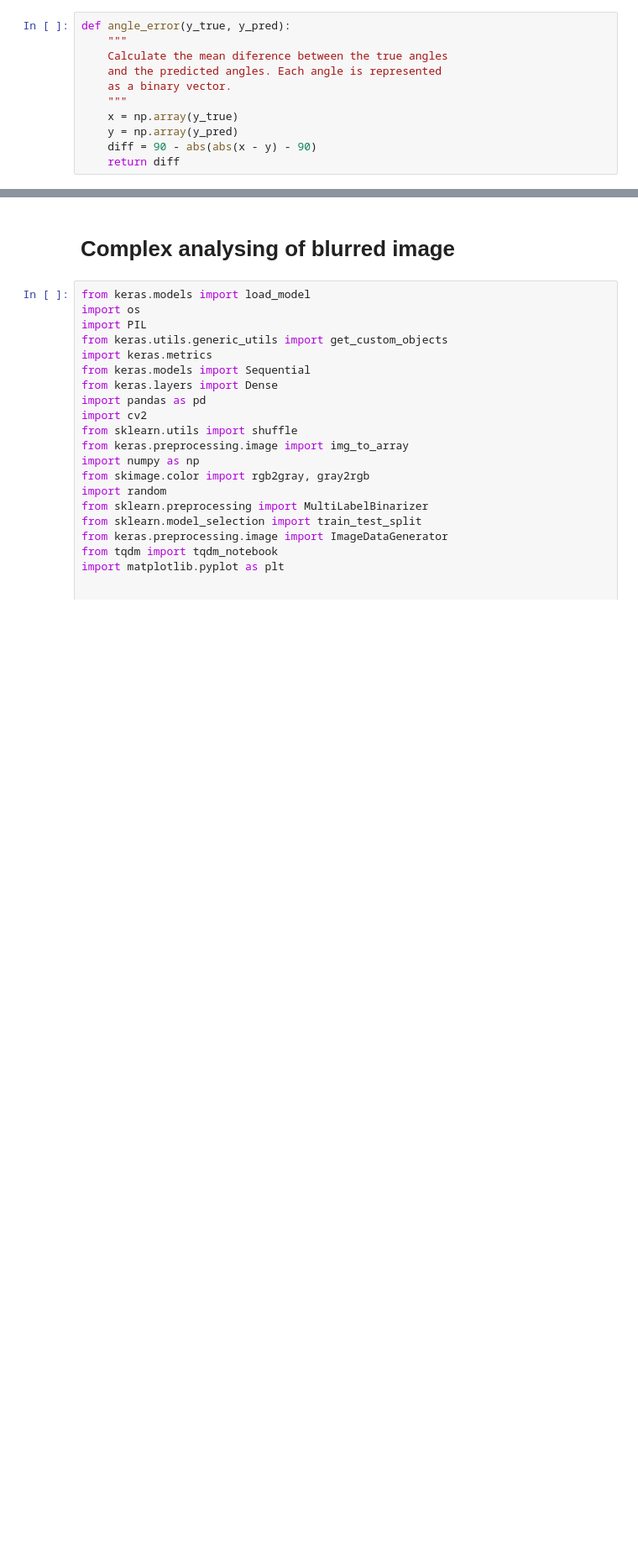
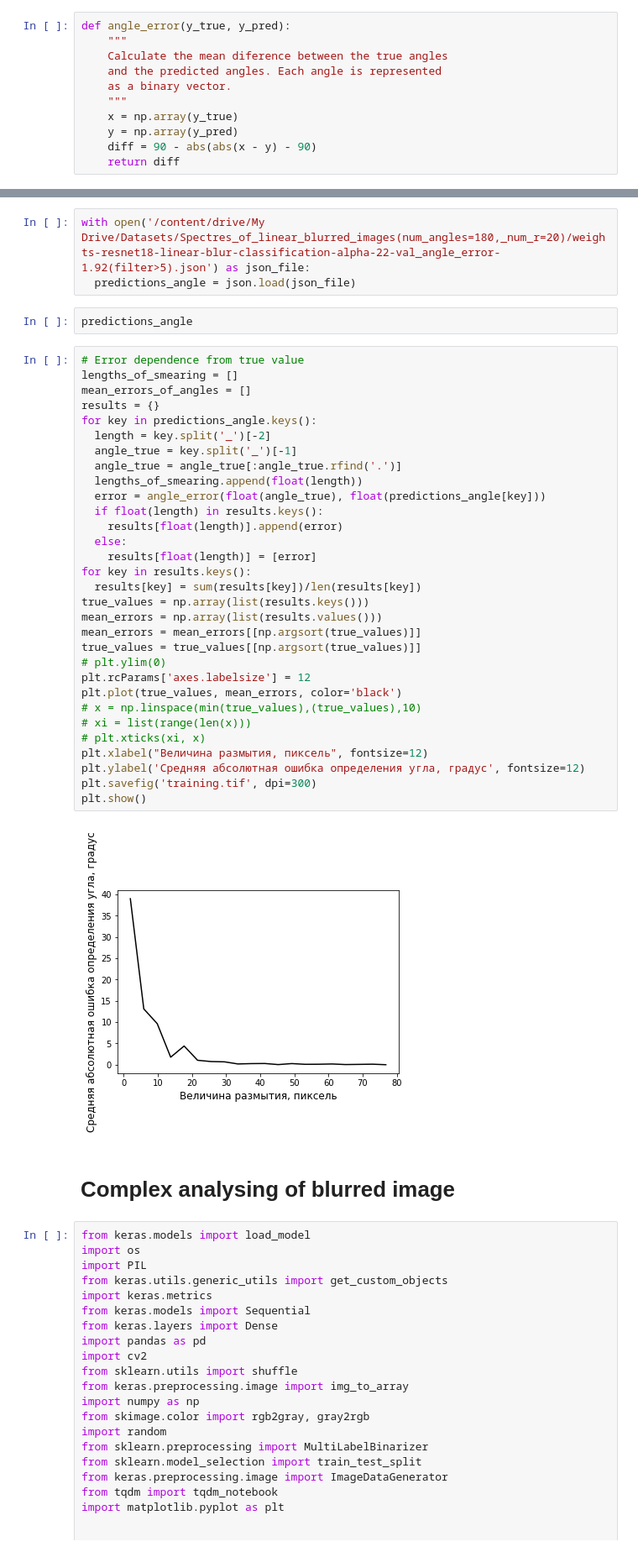
Before and after one commit to IaroslavS/blur_classification, a Jupyter notebook: blur_classification_v2.ipynb, the cells around one changed output, grey strips where cells are left out. Shown at 84% size. Cells and saved outputs as stored; diff of their text form; blank space fills up the shorter version.

```diff
--- a/blur_classification_v2.ipynb
+++ b/blur_classification_v2.ipynb
@@ -9060,3 +9077,41 @@ plt.show()
+# %%
+with open('/content/drive/My Drive/Datasets/Spectres_of_linear_blurred_images(num_angles=180,_num_r=20)/weights-resnet18-linear-blur-classification-alpha-22-val_angle_error-1.92(filter>5).json') as json_file:
+  predictions_angle = json.load(json_file)
+# %%
+predictions_angle
+# %%
+# Error dependence from true value
+lengths_of_smearing = []
+mean_errors_of_angles = []
+results = {}
+for key in predictions_angle.keys():
+  length = key.split('_')[-2]
+  angle_true = key.split('_')[-1]
+  angle_true = angle_true[:angle_true.rfind('.')]
+  lengths_of_smearing.append(float(length))
+  error = angle_error(float(angle_true), float(predictions_angle[key]))
+  if float(length) in results.keys():
+    results[float(length)].append(error)
+  else:
+    results[float(length)] = [error]
+for key in results.keys():
+  results[key] = sum(results[key])/len(results[key])
+true_values = np.array(list(results.keys()))
+mean_errors = np.array(list(results.values()))
+mean_errors = mean_errors[[np.argsort(true_values)]]
+true_values = true_values[[np.argsort(true_values)]]
+# plt.ylim(0)
+plt.rcParams['axes.labelsize'] = 12
+plt.plot(true_values, mean_errors, color='black')
+# x = np.linspace(min(true_values),(true_values),10)
+# xi = list(range(len(x)))
+# plt.xticks(xi, x)
+plt.xlabel("Величина размытия, пиксель", fontsize=12)
+plt.ylabel('Средняя абсолютная ошибка определения угла, градус', fontsize=12)
+plt.savefig('training.tif', dpi=300)
+plt.show()
+# %% [output]
+[figure, added]
 # %% [markdown]
 # Complex analysing of blurred image
 # %%
```
Also changed, not shown: parts of 7 cells of this notebook.
